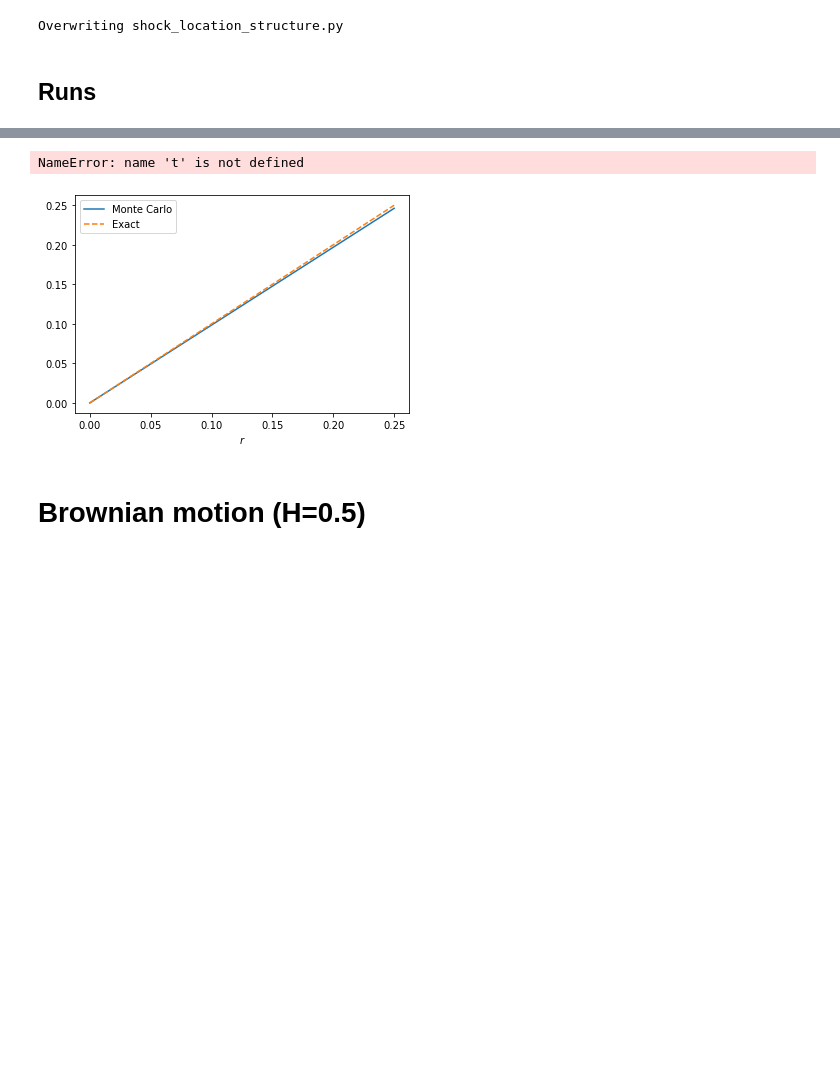
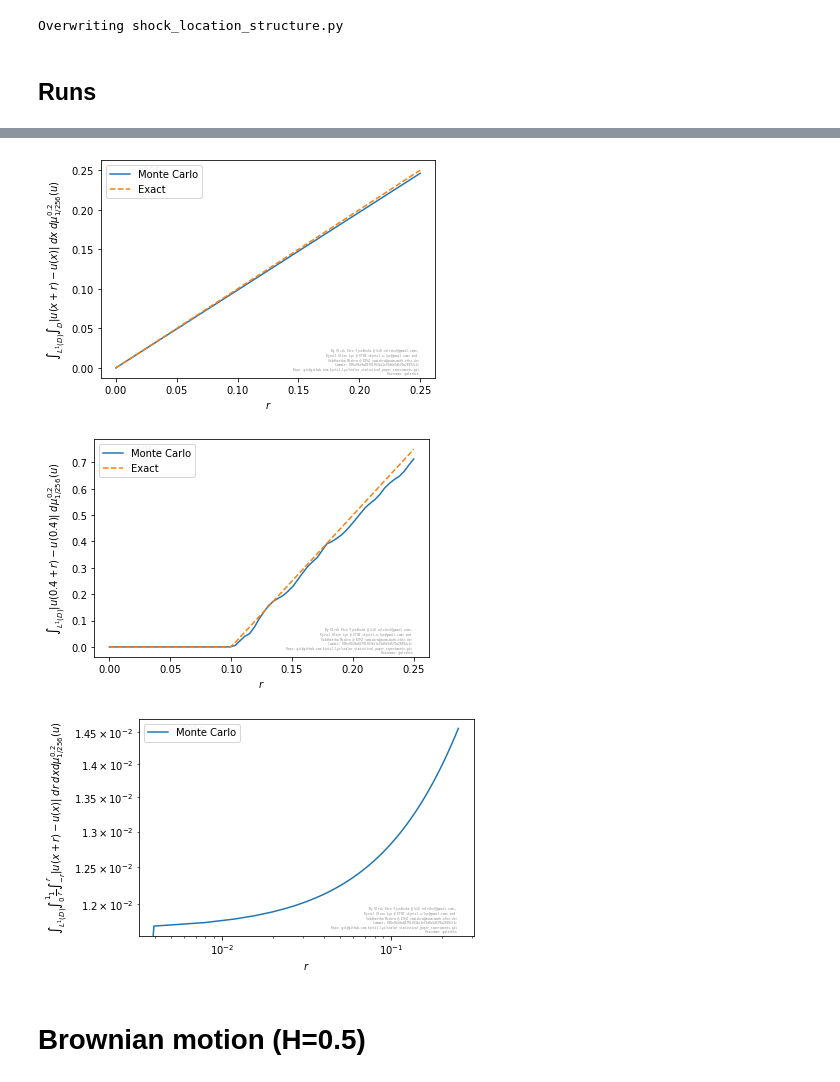
Before and after one commit to kjetil-lye/scalar_statistical_paper_experiments, a Jupyter notebook: notebooks/ComputingStructureAverage.ipynb, the cells around one changed output, grey strips where cells are left out. Cells and saved outputs as stored; diff of their text form; code cells hidden in the pictures; blank space fills up the shorter version.

Commit message:
added cube structure functions

```diff
--- a/notebooks/ComputingStructureAverage.ipynb
+++ b/notebooks/ComputingStructureAverage.ipynb
@@ -100,6 +100,31 @@ def structure(filename, samples, H, targetResolution, p):
     structure /= samples
     return structure
 
+def structure_cube(filename, samples, H, targetResolution, p):
+    structure = np.zeros_like(H)
+    Hs = list(range(0,len(H)))
+    maxH  = max(Hs)
+    with netCDF4.Dataset(filename) as f:
+        for k in range(samples):
+            d = f.variables[f'sample_{k}_u'][:,0,0]
+
+            d=upscale(d,targetResolution)
+
+
+            # for the Neumann boundary conditions
+            d_extended = d[-1] * np.ones(targetResolution + 2*Hs[-1])
+            d_extended[:Hs[-1]] = d[0] * np.ones_like(d_extended[:Hs[-1]])
+            d_extended[Hs[-1]:Hs[-1]+targetResolution] = d
+
+            for h in Hs[1:]:
+
+                structure[h] += structure[h-1]\
+                    + np.sum(abs(d_extended[Hs[-1]+h:]-d_extended[Hs[-1]:-h])**p/targetResolution) \
+                    + np.sum(abs(d_extended[Hs[-1]-h:-2*h]-d_extended[Hs[-1]:-h])**p/targetResolution)
+            for h in Hs[1:]:
+                structure[h] /= h
+    structure /= samples
+    return structure
 
 def structure_single_point(filename, samples, H, targetResolution, p, x):
     structure = np.zeros_like(H)
@@ -530,35 +632,50 @@ p = 1
 
 K = 256
 H = np.linspace(0, K/1024., int(K*resolution/1024))
 S = structure('shock_location_structure_0.nc', resolution, H, resolution, p)
 
 plt.plot(H, S, label='Monte Carlo')
 plt.plot(H, exactIntegratedStructureShockLocation(0.2, H), '--', label='Exact')
 plt.legend()
 plt.xlabel('$r$')
 plt.ylabel(f'$\\int_{{L^1(D)}}\\int_D |u(x+r)-u(x)|\\; dx\\; d\\mu^{{{t}}}_{{1/{resolution}}}(u)$')
 
 plot_info.showAndSave('structure_shock_location_comparison_single_level')
 
 
 
 S_single_point = structure_single_point('shock_location_structure_0.nc', resolution, H, resolution, p, x)
 
 exact_single_point = np.zeros_like(S_single_point)
 
 for i, h in enumerate(H):
     exact_single_point[i] = exactStructureShockLocation(x, t, h)
 
 plt.plot(H, S_single_point, label='Monte Carlo')
 plt.plot(H, exact_single_point, '--', label='Exact')
 plt.legend()
 plt.xlabel('$r$')
 plt.ylabel(f'$\\int_{{L^1(D)}}|u({x}+r)-u({x})|\\; d\\mu^{{{t}}}_{{1/{resolution}}}(u)$')
 
 plot_info.showAndSave('structure_single_point_shock_location_comparison_single_level')
+
+
+
+
+
+
+S_cube = structure_cube('shock_location_structure_0.nc', resolution, H, resolution, p)
+
+plt.loglog(H, S_cube, label='Monte Carlo')
+plt.legend()
+plt.xlabel('$r$')
+plt.ylabel(f'$\\int_{{L^1(D)}}\\int_0^1\\frac{{1}}{{r}}\\int_{{-r}}^{{r}}|u(x+r)-u(x)|\\; dr\;dxd\\mu^{{{t}}}_{{1/{resolution}}}(u)$')
+
+plot_info.showAndSave('structure_cube_shock_location_comparison_single_level')
 # %% [output]
-NameError: name 't' is not defined
-[figure, old version]
+[figure, new version]
+[figure, added]
+[figure, added]
 # %%
 
 x = 0.5
```
Also changed, not shown: parts of 2 cells of this notebook.
